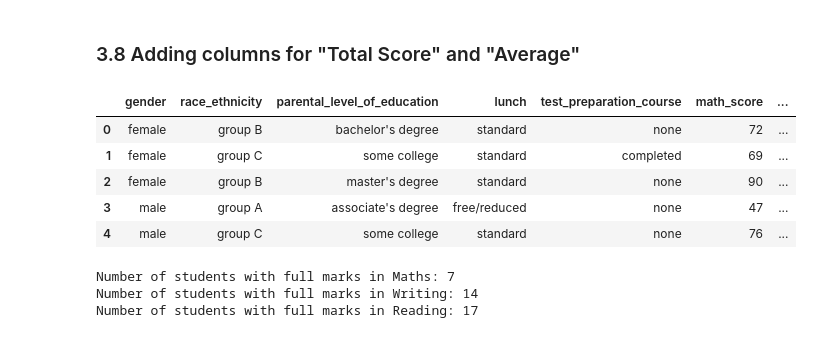
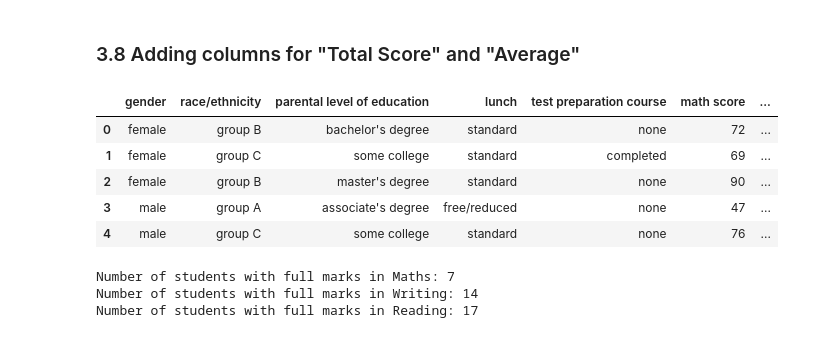
Before and after one commit to Afreedy123/mlproject, a Jupyter notebook: notebook/1 . EDA STUDENT PERFORMANCE .ipynb, the cells around one changed output. Cells and saved outputs as stored; diff of their text form; code cells hidden in the pictures.

```diff
--- a/notebook/1 . EDA STUDENT PERFORMANCE .ipynb
+++ b/notebook/1 . EDA STUDENT PERFORMANCE .ipynb
@@ -202,11 +202,11 @@ df.head(2)
 # %% [markdown]
 ### 3.8 Adding columns for "Total Score" and "Average"
 # %%
-df['total score'] = df['math_score'] + df['reading_score'] + df['writing_score']
+df['total score'] = df['math score'] + df['reading score'] + df['writing score']
 df['average'] = df['total score']/3
 df.head()
 # %% [output]
-|  | gender | race_ethnicity | parental_level_of_education | lunch | test_preparation_course | math_score | ... |
+|  | gender | race/ethnicity | parental level of education | lunch | test preparation course | math score | ... |
 | 0 | female | group B | bachelor's degree | standard | none | 72 | ... |
 | 1 | female | group C | some college | standard | completed | 69 | ... |
 | 2 | female | group B | master's degree | standard | none | 90 | ... |
```
Also changed, not shown: parts of 13 cells of this notebook, 11 other files.
